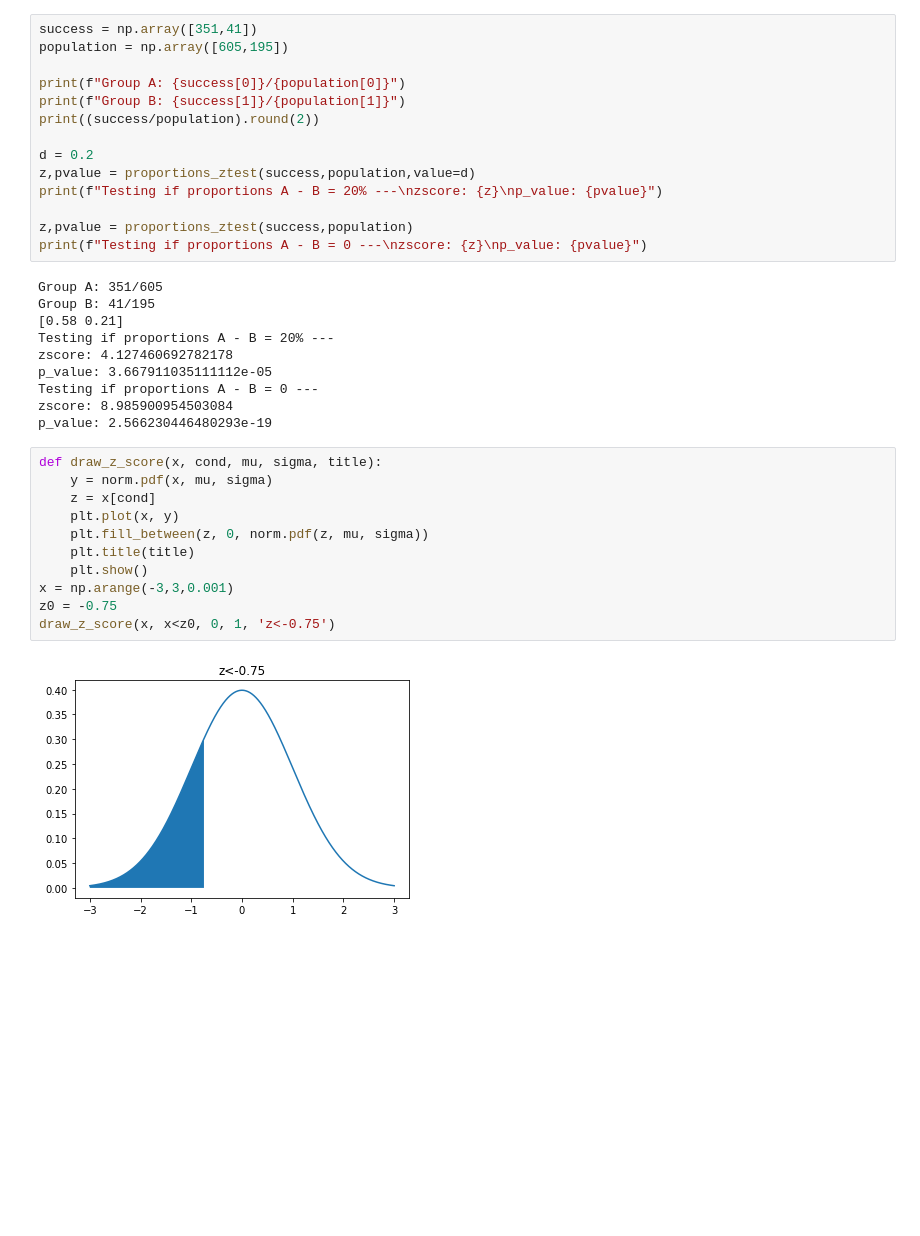
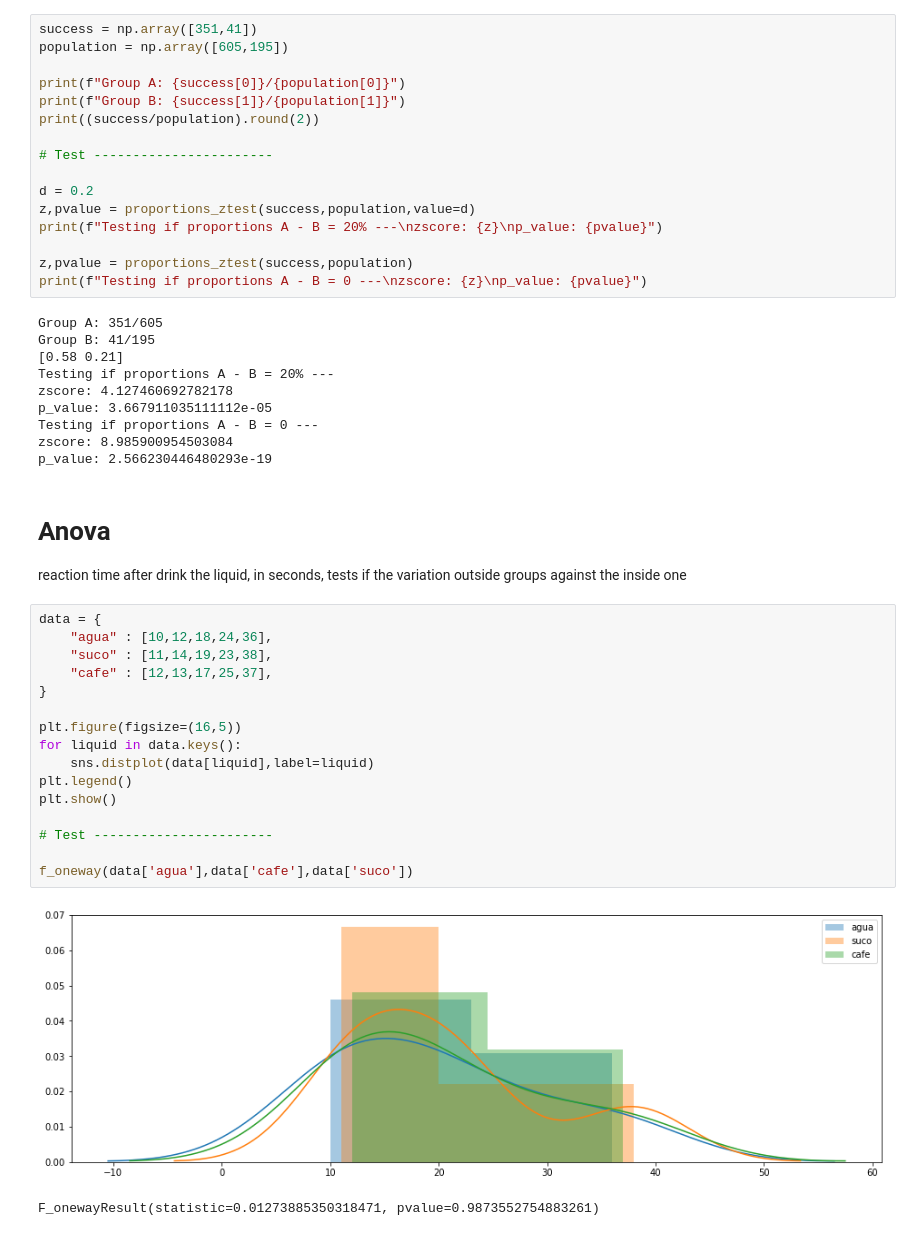
Before and after one commit to kisukegremory/Statistical-Resources, a Jupyter notebook: kernel/General Hypothesis.ipynb, the cells around one changed output. Saved outputs shown, nothing was run; the diff lists cells and outputs as text; blank space fills up the shorter version.

Commit message:
added chi2 and anova example

```diff
--- a/kernel/General Hypothesis.ipynb
+++ b/kernel/General Hypothesis.ipynb
@@ -14,6 +50,8 @@ print(f"Group A: {success[0]}/{population[0]}")
 print(f"Group B: {success[1]}/{population[1]}")
 print((success/population).round(2))
 
+# Test -----------------------
+
 d = 0.2
 z,pvalue = proportions_ztest(success,population,value=d)
 print(f"Testing if proportions A - B = 20% ---\nzscore: {z}\np_value: {pvalue}")
@@ -30,16 +68,25 @@ p_value: 3.667911035111112e-05
 Testing if proportions A - B = 0 ---
 zscore: 8.985900954503084
 p_value: 2.566230446480293e-19
-# %%
-def draw_z_score(x, cond, mu, sigma, title):
-    y = norm.pdf(x, mu, sigma)
-    z = x[cond]
-    plt.plot(x, y)
-    plt.fill_between(z, 0, norm.pdf(z, mu, sigma))
-    plt.title(title)
-    plt.show()
-x = np.arange(-3,3,0.001)
-z0 = -0.75
-draw_z_score(x, x<z0, 0, 1, 'z<-0.75')
-# %% [output]
-[figure, removed]
+# %% [markdown]
+# Anova
+reaction time after drink the liquid, in seconds, tests if the variation outside groups against the inside one
+# %%
+data = {
+    "agua" : [10,12,18,24,36],
+    "suco" : [11,14,19,23,38],
+    "cafe" : [12,13,17,25,37],
+}
+
+plt.figure(figsize=(16,5))
+for liquid in data.keys():
+    sns.distplot(data[liquid],label=liquid)
+plt.legend()
+plt.show()
+
+# Test -----------------------
+
+f_oneway(data['agua'],data['cafe'],data['suco'])
+# %% [output]
+[figure, added]
+F_onewayResult(statistic=0.01273885350318471, pvalue=0.9873552754883261)
```
Also changed, not shown: parts of 13 cells of this notebook.
